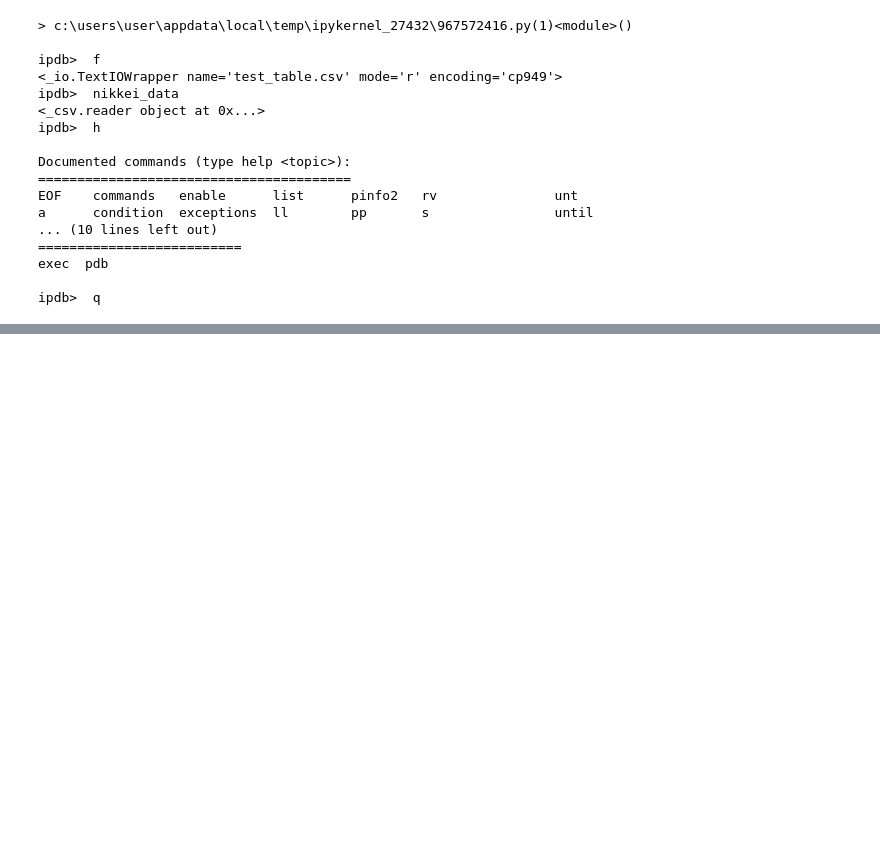
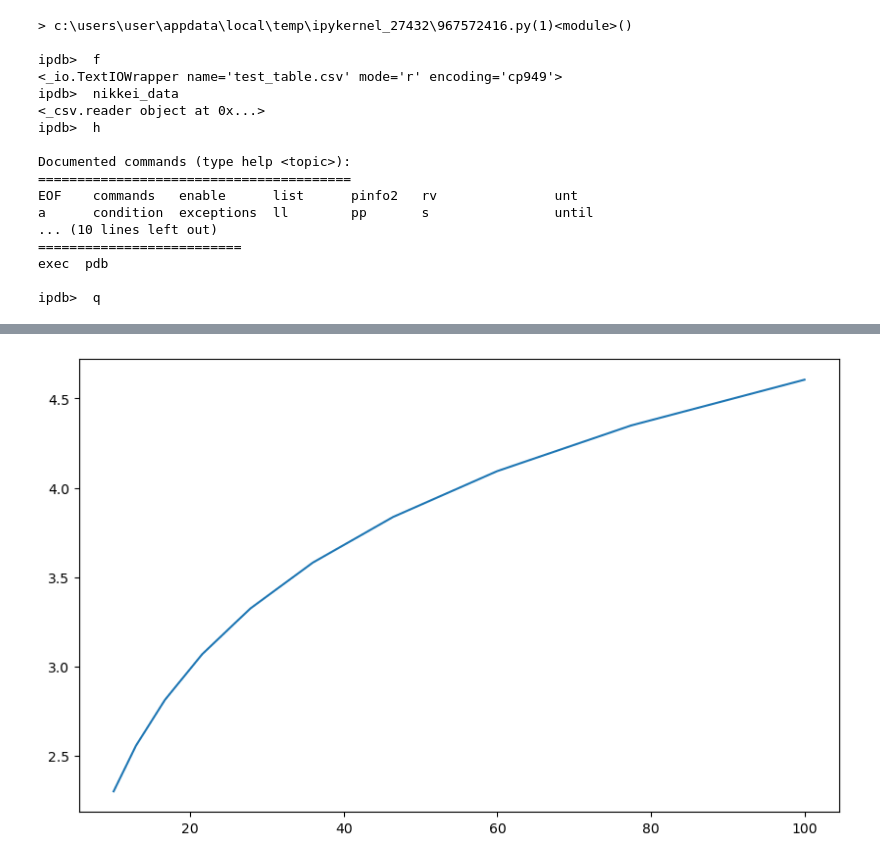
Before and after one commit to SuyongYang/AgentBaseModel, a Jupyter notebook: OOP.ipynb, the cells around one changed output, grey strips where cells are left out. Cells and saved outputs as stored; diff of their text form; code cells hidden in the pictures; blank space fills up the shorter version.

```diff
--- a/OOP.ipynb
+++ b/OOP.ipynb
@@ -2785,0 +2796,11 @@ ipdb>  q
+# %%
+def plot_log():
+    #breakpoint()
+    fig, ax = plt.subplots()
+    x = np.logspace(1, 2, 10)
+    ax.plot(x, np.log(x))
+    plt.show()
+
+plot_log()
+# %% [output]
+[figure, added]
```
Also changed, not shown: parts of 10 cells of this notebook.
